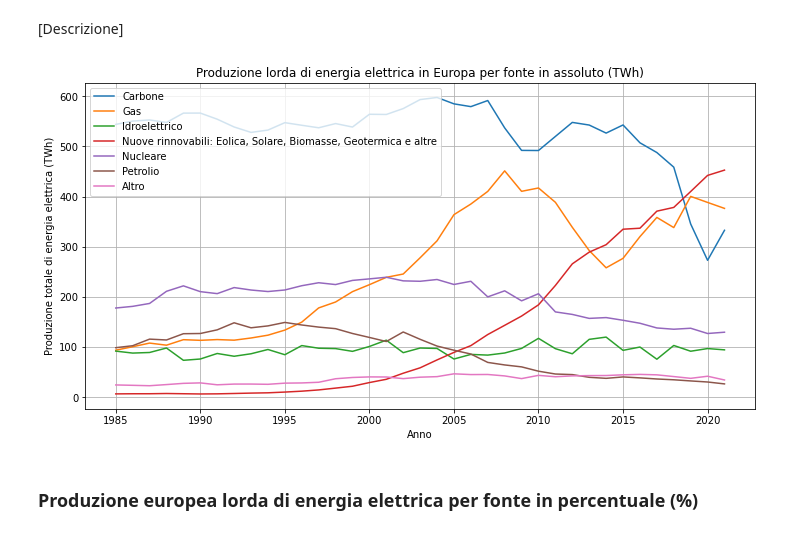
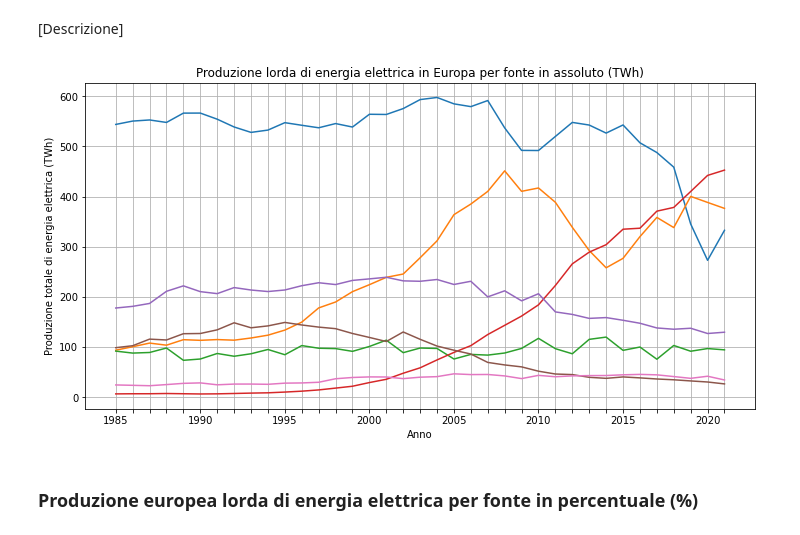
Before and after one commit to mattiamendicino/progetto-scivis, a Jupyter notebook: codice.ipynb, the cells around one changed output. Drawn from its saved outputs; the diff is of its cells as text; code cells hidden in the pictures.

```diff
--- a/codice.ipynb
+++ b/codice.ipynb
@@ -136,6 +137,12 @@ plt.ylabel('Produzione mondiale lorda di energia elettrica (TWh)')
 plt.title('Produzione mondiale lorda di energia elettrica per fonte in assoluto (TWh)')
 plt.legend()
 plt.grid()
+start_year = grouped_data.index.min()
+end_year = grouped_data.index.max()
+x_ticks = plt.xticks(range(start_year, end_year+1, 1))
+for i, label in enumerate(plt.gca().xaxis.get_ticklabels()):
+    if i % 5 != 0:
+        label.set_visible(False)
 plt.show()
 # %% [output]
 [figure]
@@ -161,5 +168,13 @@ plt.ylabel('Produzione mondiale lorda di energia elettrica (%)')
 plt.title('Produzione mondiale lorda di energia elettrica per fonte in percentuale (%)')
 plt.legend(bbox_to_anchor=(1, 1))
 plt.grid()
+plt.ylim(0, 60)
+start_year = grouped_data.index.min()
+end_year = grouped_data.index.max()
+x_ticks = plt.xticks(range(start_year, end_year+1, 1))
+for i, label in enumerate(plt.gca().xaxis.get_ticklabels()):
+    if i % 5 != 0:
+        label.set_visible(False)
+plt.yticks(range(0, 61, 5))
 plt.show()
 # %% [output]
@@ -188,9 +203,15 @@ labels = ['Rinnovabili (Idroelettrico e Nuove rinnovabili)', 'Non rinnovabili',
 plt.stackplot(x, y, labels=labels)
 
 plt.xlabel('Anno')
-plt.ylabel('Percentuale di produzione mondiale lorda di energia elettrica per fonte')
-plt.title('Produzione mondiale lorda di energia elettrica in percentuale per fonte sul totale nel tempo (Non rinnovabili, Nucleare, Rinnovabili)')
-plt.legend(loc='upper left')
+plt.ylabel('Percentuale di produzione mondiale per categoria')
+plt.title('Produzione mondiale lorda di energia elettrica in percentuale per categoria sul totale nel tempo (Non rinnovabili, Nucleare, Rinnovabili)')
+plt.legend(bbox_to_anchor=(1.05, 1), loc='upper left')
 plt.grid()
+start_year = grouped_data.index.min()
+end_year = grouped_data.index.max()
+x_ticks = plt.xticks(range(start_year, end_year+1, 1))
+for i, label in enumerate(plt.gca().xaxis.get_ticklabels()):
+    if i % 5 != 0:
+        label.set_visible(False)
 plt.show()
 # %% [output]
@@ -218,6 +239,12 @@ plt.ylabel('Produzione totale di energia elettrica (TWh)')
 plt.title('Produzione mondiale lorda di energia elettrica per area geografica in assoluto (TWh)')
 plt.legend()
 plt.grid()
+start_year = grouped_data.index.min()
+end_year = grouped_data.index.max()
+x_ticks = plt.xticks(range(start_year, end_year+1, 1))
+for i, label in enumerate(plt.gca().xaxis.get_ticklabels()):
+    if i % 5 != 0:
+        label.set_visible(False)
 plt.show()
 # %% [output]
 [figure]
@@ -230,24 +257,29 @@ plt.show()
 # %%
 eu_data = production_data[production_data['ISO'].isin(['BEL', 'BGR', 'CZE', 'DNK', 'DEU', 'EST', 'IRL', 'GRC', 'ESP', 'FRA', 'HRV', 'ITA', 'CYP', 'LVA', 'LTU', 'LUX', 'HUN', 'MLT', 'NLD', 'AUT', 'POL', 'PRT', 'ROU', 'SVN', 'SVK', 'FIN', 'SWE'])]
 grouped_data = eu_data.groupby('Year')[['ElectBy_Coal', 'ElectBy_Gas', 'ElectBy_Hydro', 'ElectBy_Nuclear', 'ElectBy_Oil', 'ElectBy_Other', 'ElectBy_NewRenewables']].sum()
 
 plt.figure(figsize=(12, 6))
 plt.plot(grouped_data.index, grouped_data['ElectBy_Coal'], label='Carbone')
 plt.plot(grouped_data.index, grouped_data['ElectBy_Gas'], label='Gas')
 plt.plot(grouped_data.index, grouped_data['ElectBy_Hydro'], label='Idroelettrico')
 plt.plot(grouped_data.index, grouped_data['ElectBy_NewRenewables'], label='Nuove rinnovabili: Eolica, Solare, Biomasse, Geotermica e altre')
 plt.plot(grouped_data.index, grouped_data['ElectBy_Nuclear'], label='Nucleare')
 plt.plot(grouped_data.index, grouped_data['ElectBy_Oil'], label='Petrolio')
 plt.plot(grouped_data.index, grouped_data['ElectBy_Other'], label='Altro')
 
 plt.xlabel('Anno')
 plt.ylabel('Produzione totale di energia elettrica (TWh)')
 plt.title('Produzione lorda di energia elettrica in Europa per fonte in assoluto (TWh)')
-plt.legend()
 plt.grid()
+start_year = grouped_data.index.min()
+end_year = grouped_data.index.max()
+x_ticks = plt.xticks(range(start_year, end_year+1, 1))
+for i, label in enumerate(plt.gca().xaxis.get_ticklabels()):
+    if i % 5 != 0:
+        label.set_visible(False)
 plt.show()
 # %% [output]
-[figure, old version]
+[figure, new version]
 # %% [markdown]
 ### Produzione europea lorda di energia elettrica per fonte in percentuale (%)
 # %% [markdown]
```
Also changed, not shown: parts of 8 cells of this notebook.
